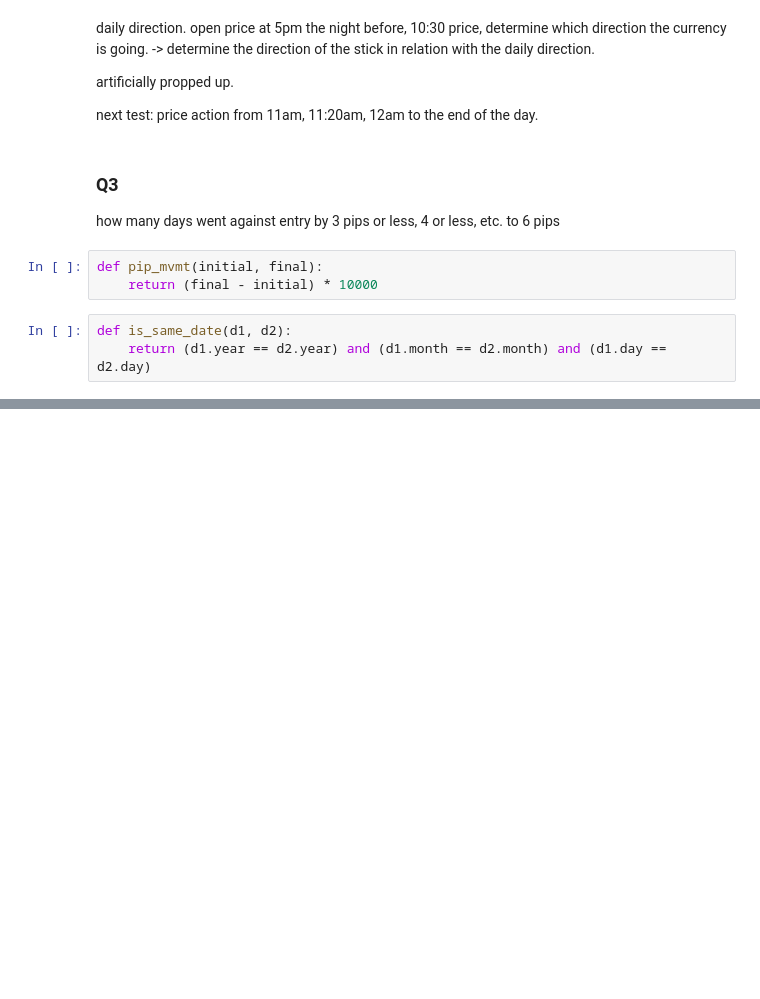
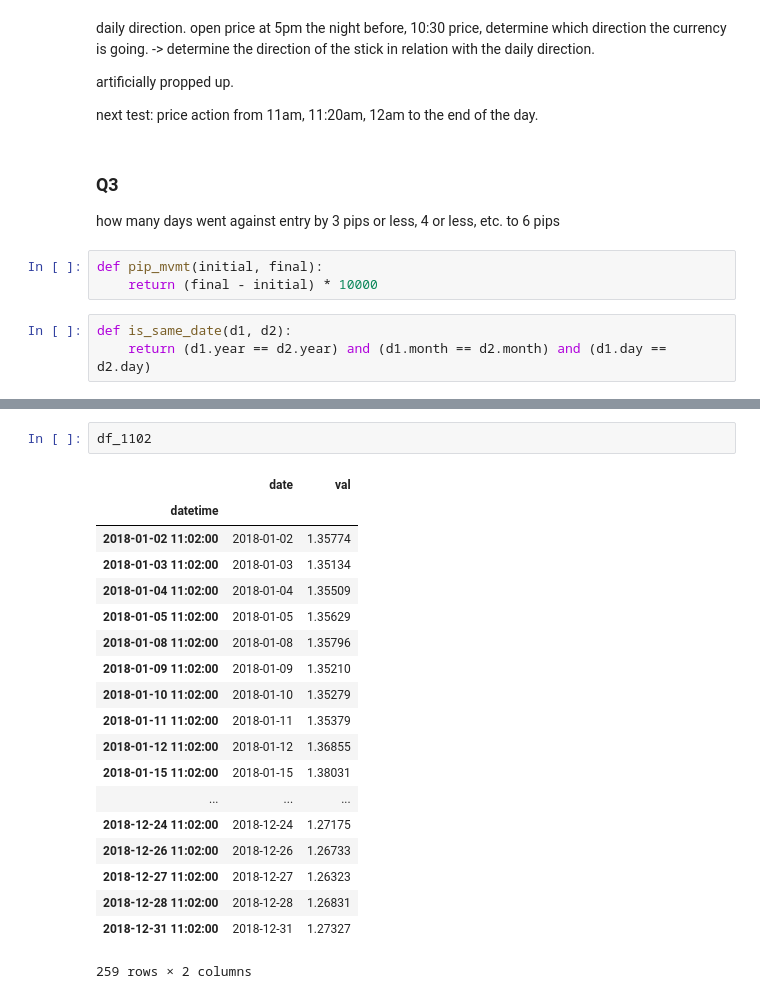
Before and after one commit to vic-lee/PyFX, a Jupyter notebook: edge_research/edge_research.ipynb, the cells around one changed output, grey strips where cells are left out. Saved outputs shown, nothing was run; the diff lists cells and outputs as text; blank space fills up the shorter version.

```diff
--- a/edge_research/edge_research.ipynb
+++ b/edge_research/edge_research.ipynb
@@ -261,0 +269,22 @@ def days_exceed_pip_mvmt(pipmvmt):
+# %%
+df_1102
+# %% [output]
+|  | date | val |
+| datetime |  |  |
+| 2018-01-02 11:02:00 | 2018-01-02 | 1.35774 |
+| 2018-01-03 11:02:00 | 2018-01-03 | 1.35134 |
+| 2018-01-04 11:02:00 | 2018-01-04 | 1.35509 |
+| 2018-01-05 11:02:00 | 2018-01-05 | 1.35629 |
+| 2018-01-08 11:02:00 | 2018-01-08 | 1.35796 |
+| 2018-01-09 11:02:00 | 2018-01-09 | 1.35210 |
+| 2018-01-10 11:02:00 | 2018-01-10 | 1.35279 |
+| 2018-01-11 11:02:00 | 2018-01-11 | 1.35379 |
+| 2018-01-12 11:02:00 | 2018-01-12 | 1.36855 |
+| 2018-01-15 11:02:00 | 2018-01-15 | 1.38031 |
+| ... | ... | ... |
+| 2018-12-24 11:02:00 | 2018-12-24 | 1.27175 |
+| 2018-12-26 11:02:00 | 2018-12-26 | 1.26733 |
+| 2018-12-27 11:02:00 | 2018-12-27 | 1.26323 |
+| 2018-12-28 11:02:00 | 2018-12-28 | 1.26831 |
+| 2018-12-31 11:02:00 | 2018-12-31 | 1.27327 |
+259 rows × 2 columns
```
Also changed, not shown: parts of 4 cells of this notebook.
